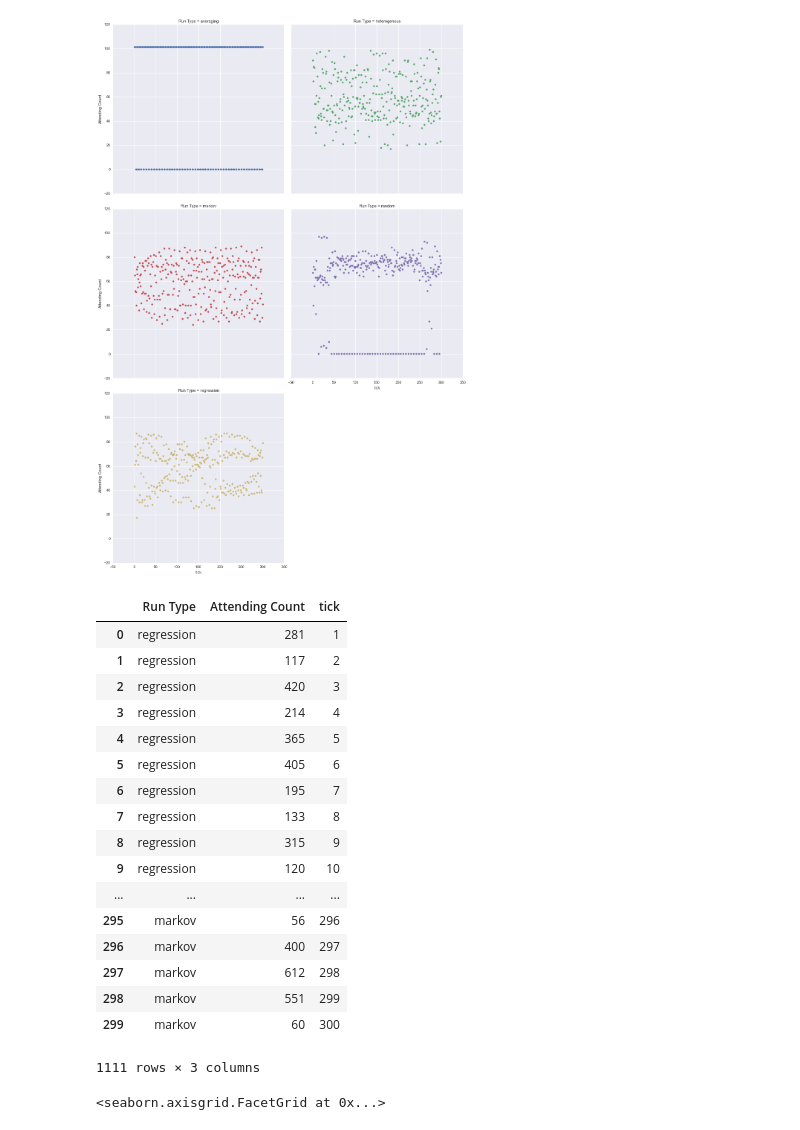
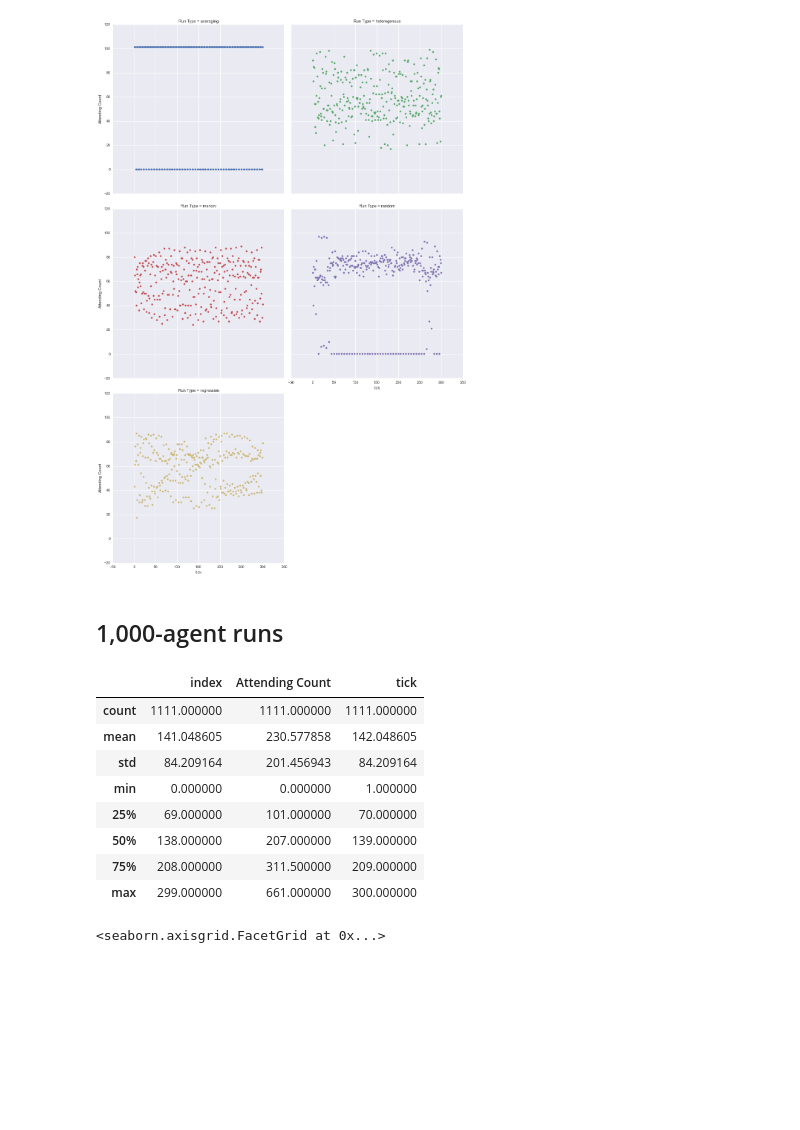
Before and after one commit to hawkw/cs383f2015-lab3, a Jupyter notebook: analysis.ipynb, the cells around one changed output. Cells and saved outputs as stored; diff of their text form; code cells hidden in the pictures; blank space fills up the shorter version.

```diff
--- a/analysis.ipynb
+++ b/analysis.ipynb
@@ -54,6 +52,9 @@ g.map(plt.scatter, "tick", "Attending Count")
 # %% [output]
 <seaborn.axisgrid.FacetGrid at 0x...>
 [figure]
+# %% [markdown]
+1,000-agent runs
+----------------
 # %%
 runs1000 = [ pandas.read_csv('results/elfarol-1000agents-regression.csv'),
             pandas.read_csv('results/elfarol-1000agents-random.csv'),
@@ -63,26 +64,17 @@ df1000 = pandas.concat(runs1000, keys=['regression','random','averaging','markov
 # %%
 df1000 = df1000.reset_index(0)
 df1000.rename(columns={"level_0":"Run Type"}, inplace=True)
-df1000
+df1000.describe()
 # %% [output]
-|  | Run Type | Attending Count | tick |
-| 0 | regression | 281 | 1 |
-| 1 | regression | 117 | 2 |
-| 2 | regression | 420 | 3 |
-| 3 | regression | 214 | 4 |
-| 4 | regression | 365 | 5 |
-| 5 | regression | 405 | 6 |
-| 6 | regression | 195 | 7 |
-| 7 | regression | 133 | 8 |
-| 8 | regression | 315 | 9 |
-| 9 | regression | 120 | 10 |
-| ... | ... | ... | ... |
-| 295 | markov | 56 | 296 |
-| 296 | markov | 400 | 297 |
-| 297 | markov | 612 | 298 |
-| 298 | markov | 551 | 299 |
-| 299 | markov | 60 | 300 |
+|  | index | Attending Count | tick |
+| count | 1111.000000 | 1111.000000 | 1111.000000 |
+| mean | 141.048605 | 230.577858 | 142.048605 |
+| std | 84.209164 | 201.456943 | 84.209164 |
+| min | 0.000000 | 0.000000 | 1.000000 |
+| 25% | 69.000000 | 101.000000 | 70.000000 |
+| 50% | 138.000000 | 207.000000 | 139.000000 |
+| 75% | 208.000000 | 311.500000 | 209.000000 |
+| max | 299.000000 | 661.000000 | 300.000000 |
-1111 rows × 3 columns
 # %%
 g = sns.FacetGrid(df1000, col="Run Type", col_wrap=2, margin_titles=True, size=7, hue="Run Type")
 g.map(plt.scatter, "tick", "Attending Count")
```
Also changed, not shown: parts of 7 cells of this notebook.
